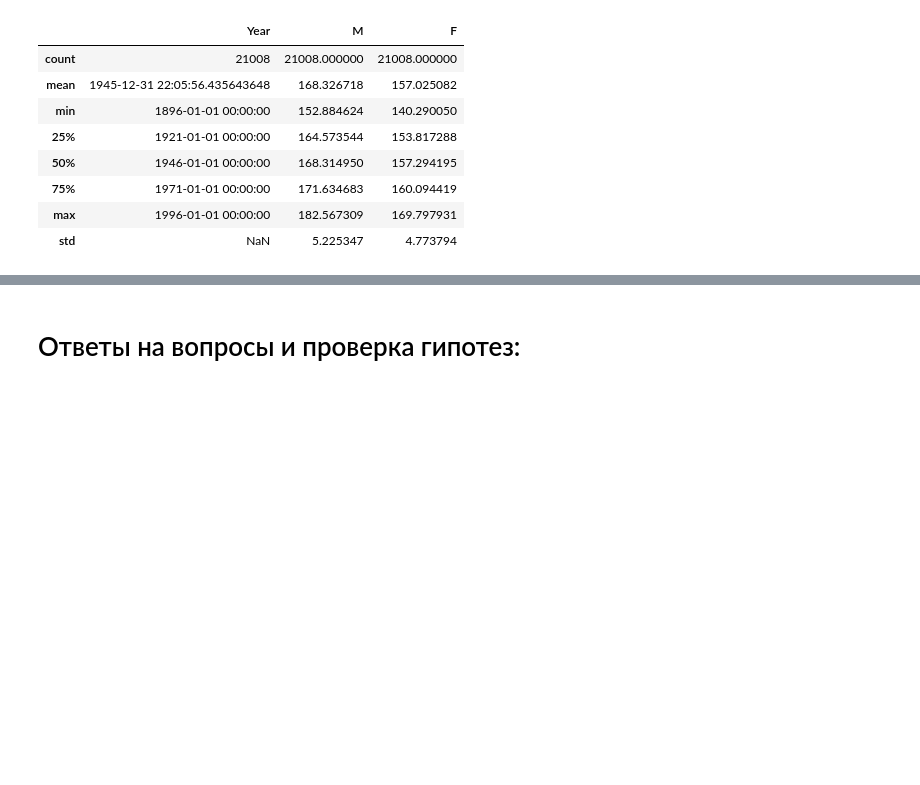
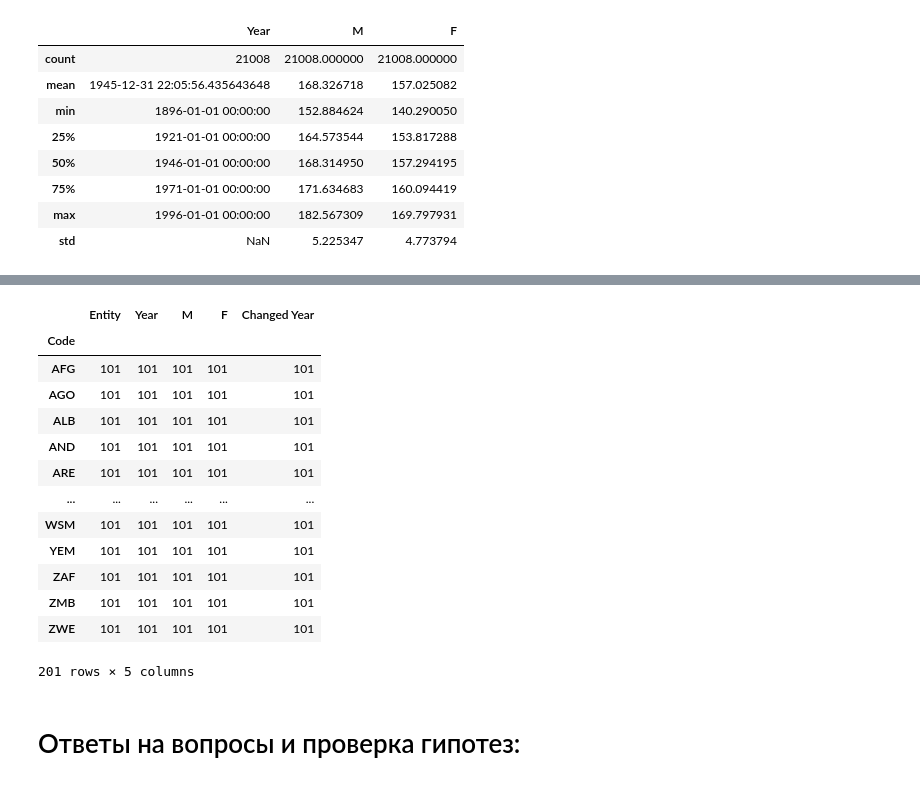
Before and after one commit to mgolovstik/cpm_project, a Jupyter notebook: test 2.ipynb, the cells around one changed output, grey strips where cells are left out. Drawn from its saved outputs; the diff is of its cells as text; code cells hidden in the pictures; blank space fills up the shorter version.

```diff
--- a/test 2.ipynb
+++ b/test 2.ipynb
@@ -443,3 +443,20 @@ average_heights.sample(10)
+# %%
+average_heights.groupby('Code').count()
+# %% [output]
+|  | Entity | Year | M | F | Changed Year |
+| Code |  |  |  |  |  |
+| AFG | 101 | 101 | 101 | 101 | 101 |
+| AGO | 101 | 101 | 101 | 101 | 101 |
+| ALB | 101 | 101 | 101 | 101 | 101 |
+| AND | 101 | 101 | 101 | 101 | 101 |
+| ARE | 101 | 101 | 101 | 101 | 101 |
+| ... | ... | ... | ... | ... | ... |
+| WSM | 101 | 101 | 101 | 101 | 101 |
+| YEM | 101 | 101 | 101 | 101 | 101 |
+| ZAF | 101 | 101 | 101 | 101 | 101 |
+| ZMB | 101 | 101 | 101 | 101 | 101 |
+| ZWE | 101 | 101 | 101 | 101 | 101 |
+201 rows × 5 columns
 # %% [markdown]
 # Ответы на вопросы и проверка гипотез:
 # %%
```
Also changed, not shown: parts of 7 cells of this notebook.
